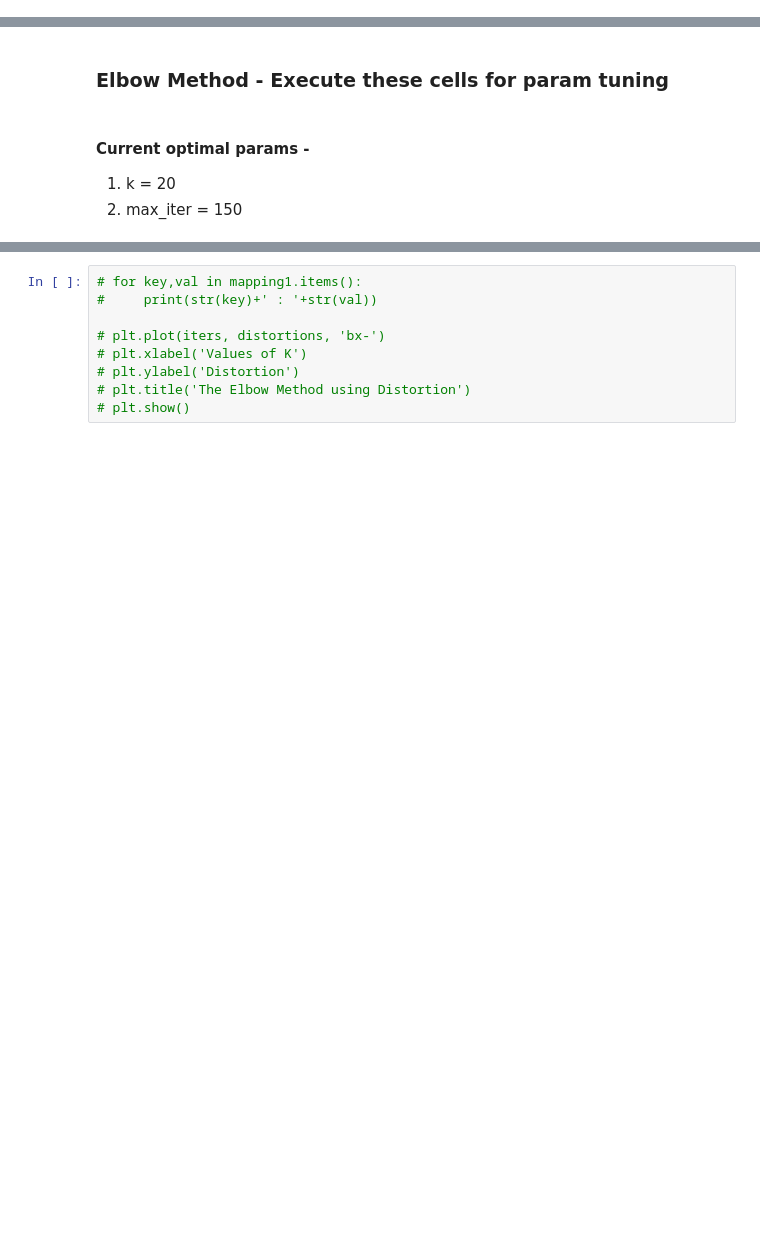
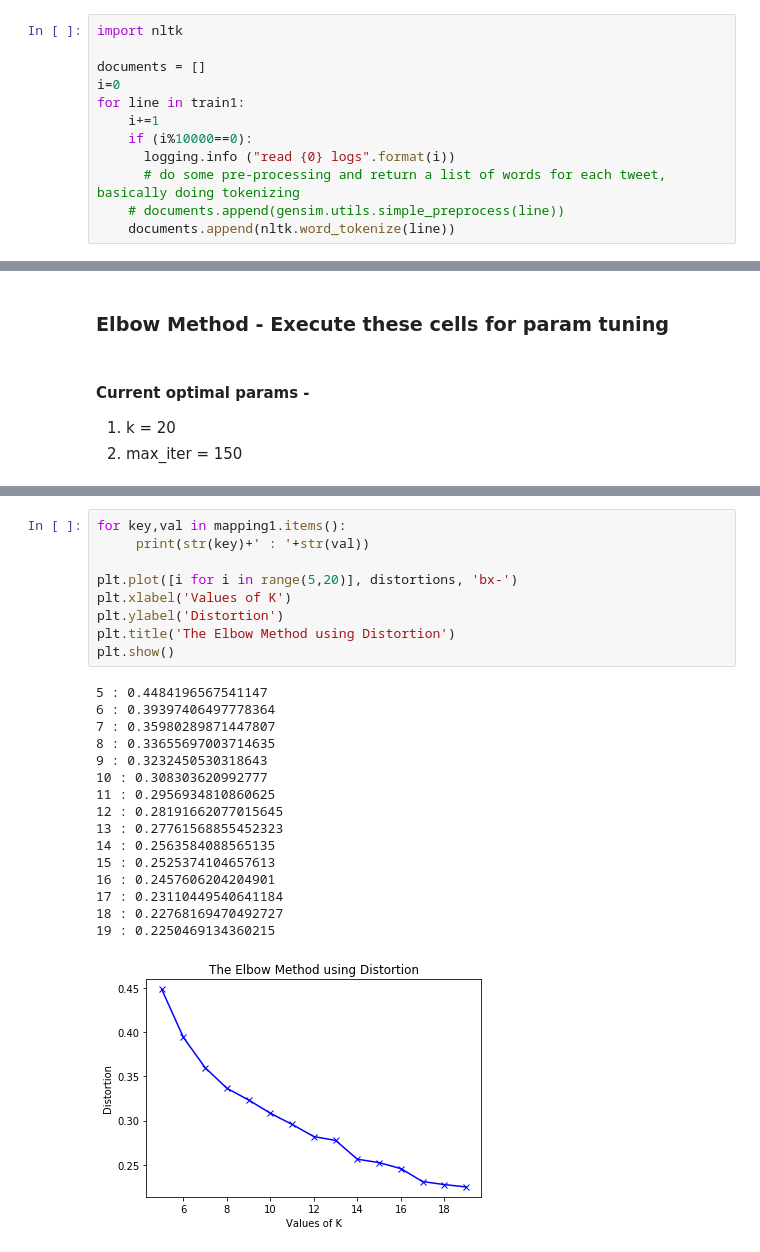
Before and after one commit to vishaldhull09/GS-loggings, a Jupyter notebook: Final_Code_transfer_learning.ipynb, the cells around one changed output, grey strips where cells are left out. Cells and saved outputs as stored; diff of their text form; blank space fills up the shorter version.

```diff
--- a/Final_Code_transfer_learning.ipynb
+++ b/Final_Code_transfer_learning.ipynb
@@ -207,0 +139,12 @@ import logging
+# %%
+import nltk
+
+documents = []
+i=0
+for line in train1:
+    i+=1
+    if (i%10000==0):
+      logging.info ("read {0} logs".format(i))
+      # do some pre-processing and return a list of words for each tweet, basically doing tokenizing
+    # documents.append(gensim.utils.simple_preprocess(line))
+    documents.append(nltk.word_tokenize(line))
@@ -423,10 +390,27 @@ submission_private.to_csv('submission_3_clusters_word2vec_pca_add_PRIVATE.csv',i
 # %%
-# for key,val in mapping1.items():
-#     print(str(key)+' : '+str(val))
+for key,val in mapping1.items():
+     print(str(key)+' : '+str(val))
 
-# plt.plot(iters, distortions, 'bx-')
-# plt.xlabel('Values of K')
-# plt.ylabel('Distortion')
-# plt.title('The Elbow Method using Distortion')
-# plt.show()
+plt.plot([i for i in range(5,20)], distortions, 'bx-')
+plt.xlabel('Values of K')
+plt.ylabel('Distortion')
+plt.title('The Elbow Method using Distortion')
+plt.show()
+# %% [output]
+5 : 0.4484196567541147
+6 : 0.39397406497778364
+7 : 0.35980289871447807
+8 : 0.33655697003714635
+9 : 0.3232450530318643
+10 : 0.308303620992777
+11 : 0.2956934810860625
+12 : 0.28191662077015645
+13 : 0.27761568855452323
+14 : 0.2563584088565135
+15 : 0.2525374104657613
+16 : 0.2457606204204901
+17 : 0.23110449540641184
+18 : 0.22768169470492727
+19 : 0.2250469134360215
+[figure, added]
 # %%
```
Also changed, not shown: parts of 61 cells of this notebook.
